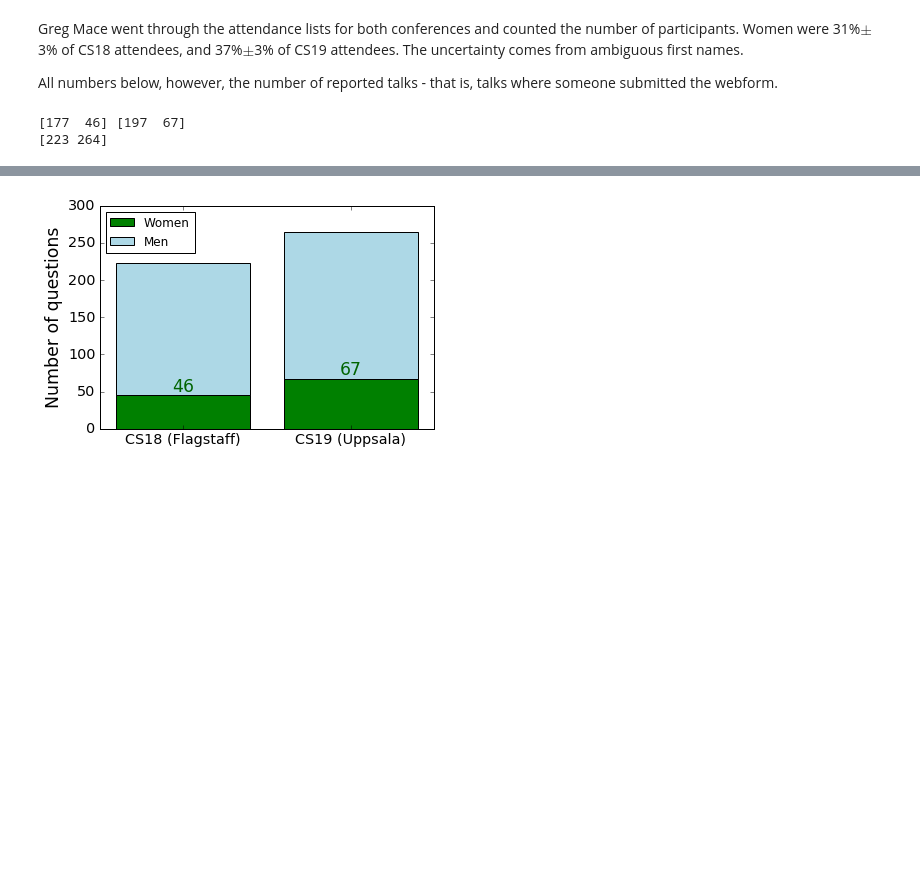
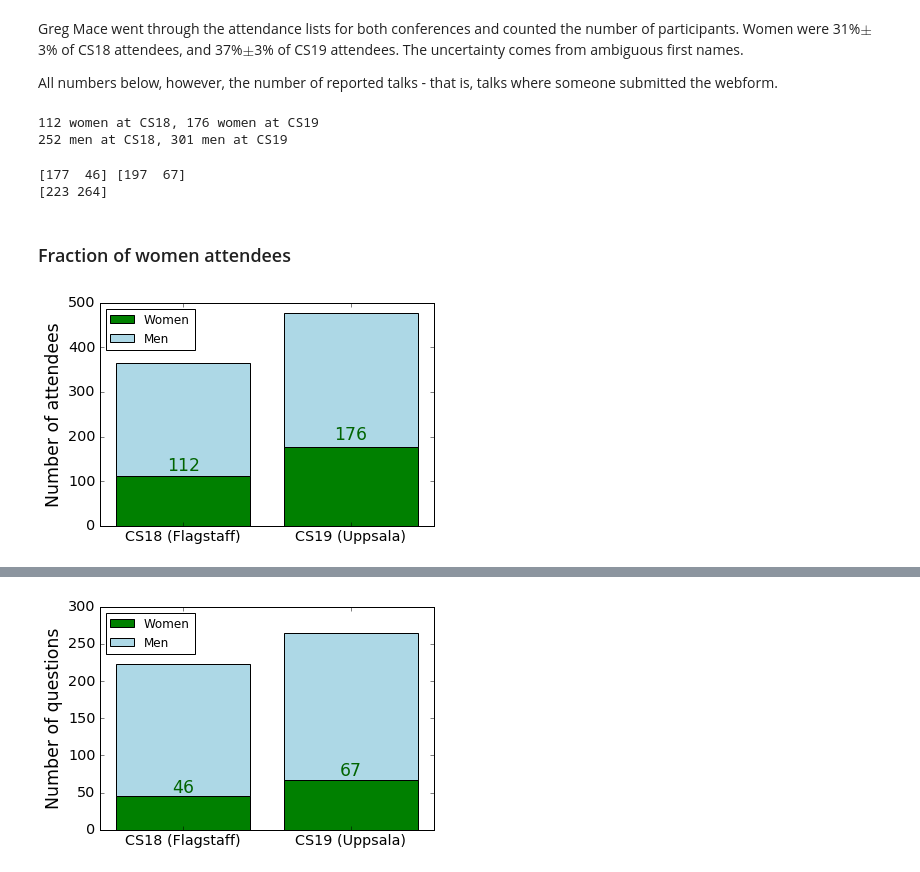
Before and after one commit to jradavenport/Gender-in-Astro, a Jupyter notebook: analysis/coolstars/douglas_coolstars_analysis.ipynb, the cells around one changed output, grey strips where cells are left out. Saved outputs shown, nothing was run; the diff lists cells and outputs as text; code cells hidden in the pictures; blank space fills up the shorter version.

Commit message:
making new plots

```diff
--- a/analysis/coolstars/douglas_coolstars_analysis.ipynb
+++ b/analysis/coolstars/douglas_coolstars_analysis.ipynb
@@ -134,6 +134,15 @@ combined_q, combined_count = split_questions(combined["Questions"])
 Greg Mace went through the attendance lists for both conferences and counted the number of participants. Women were 31%$\pm$3% of CS18 attendees, and 37%$\pm$3% of CS19 attendees. The uncertainty comes from ambiguous first names.
 
 All numbers below, however, the number of reported talks - that is, talks where someone submitted the webform.
+# %%
+attendees18, attendees19 = 364, 477
+women18, women19 = int(attendees18*0.31), int(attendees19*0.37)
+men18, men19 = attendees18-women18, attendees19-women19
+print("{0} women at CS18, {1} women at CS19".format(women18,women19))
+print("{0} men at CS18, {1} men at CS19".format(men18,men19))
+# %% [output]
+112 women at CS18, 176 women at CS19
+252 men at CS18, 301 men at CS19
 # %%
 def compare_women_fractions(women_count, men_count, totals_conference,
                            colors=["Green","LightBlue"],
@@ -210,3 +223,12 @@ print(totals_conference)
 # %% [output]
 [177  46] [197  67]
 [223 264]
+# %% [markdown]
+### Fraction of women attendees
+# %%
+compare_counts([women18,women19], [men18,men19], [attendees18,attendees19])
+ax = plt.gca()
+ax.set_ylabel("Number of attendees",fontsize="xx-large")
+plt.savefig("attendees.eps",bbox_inches="tight")
+# %% [output]
+[figure, added]
```
Also changed, not shown: parts of 5 cells of this notebook.
